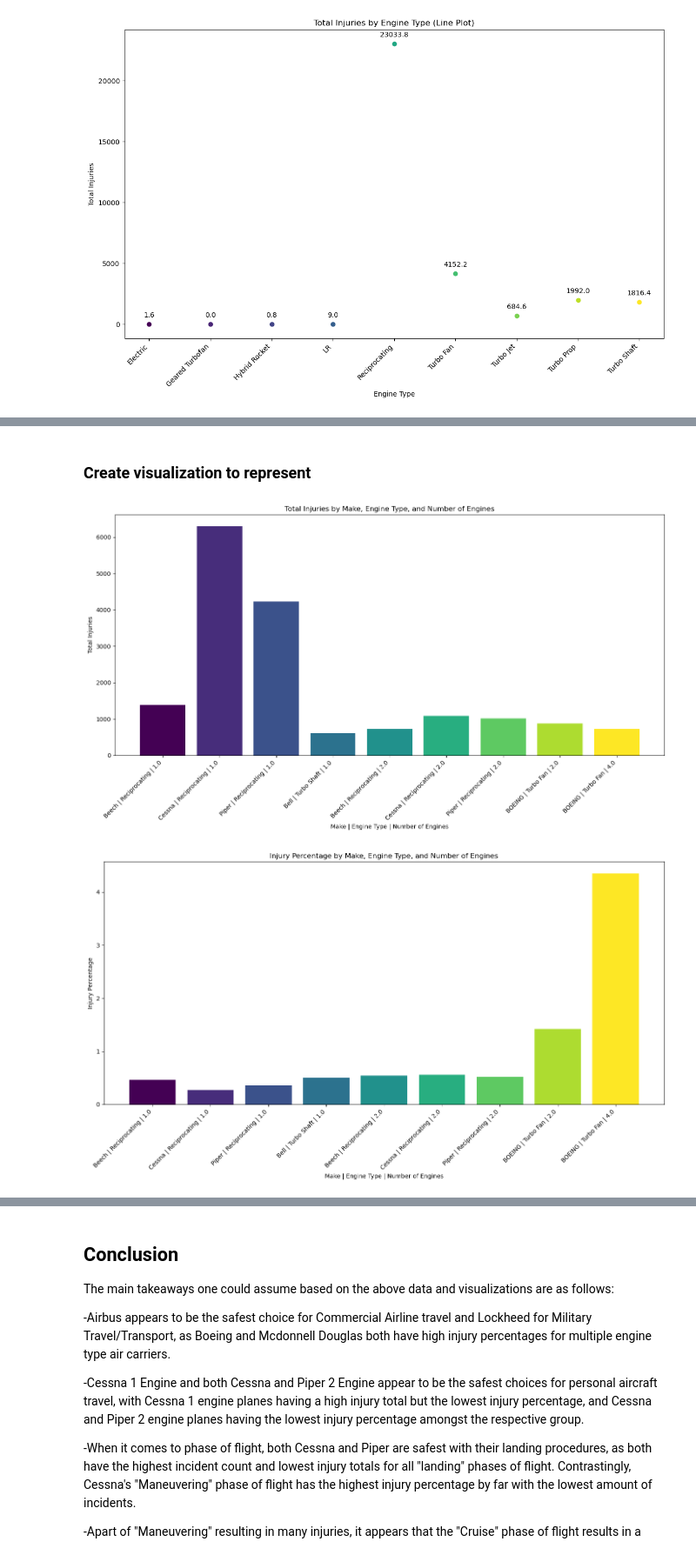
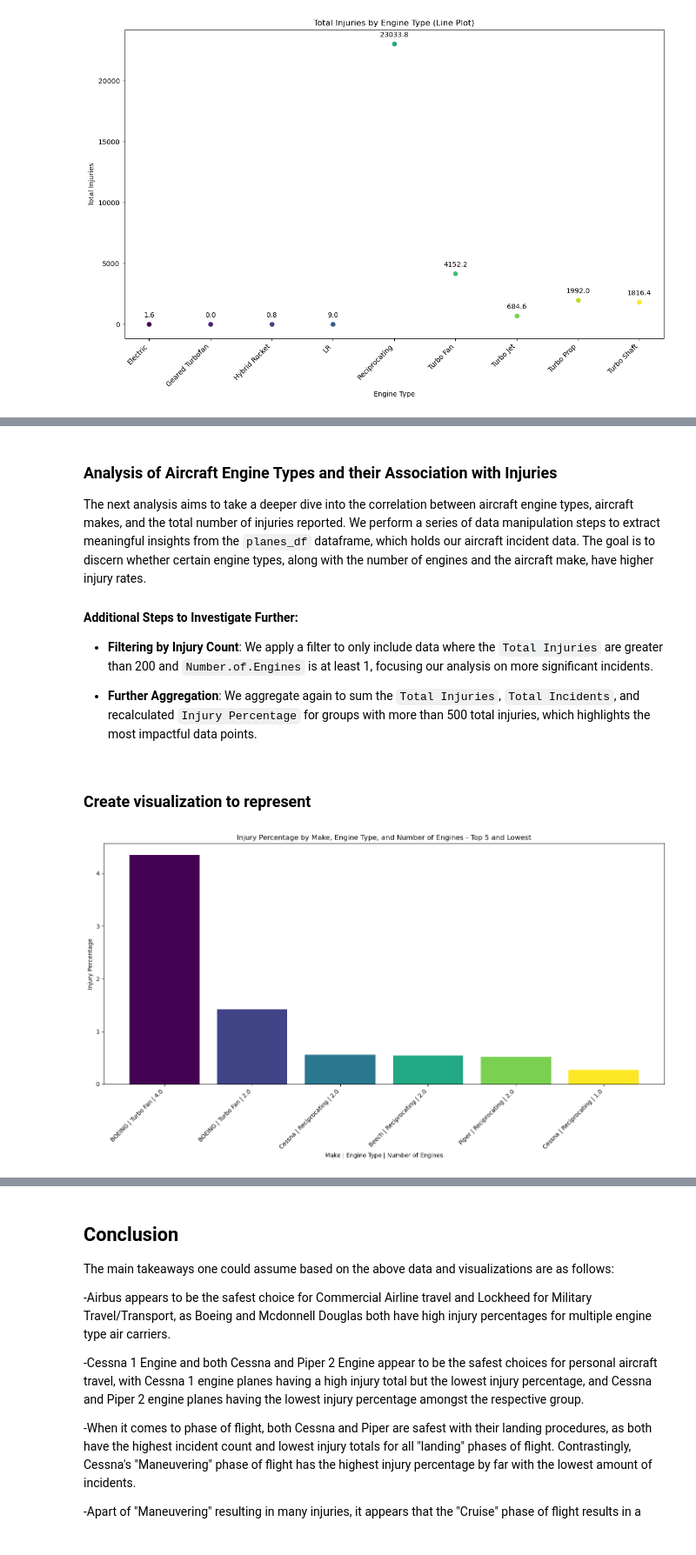
Before and after one commit to nealiyer88/Aviation-Data, a Jupyter notebook: student.ipynb, the cells around one changed output, grey strips where cells are left out. Shown at 87% size. Saved outputs shown, nothing was run; the diff lists cells and outputs as text; code cells hidden in the pictures.

```diff
--- a/student.ipynb
+++ b/student.ipynb
@@ -452,3 +449,14 @@ plt.show()
+# %% [markdown]
+### Analysis of Aircraft Engine Types and their Association with Injuries
+
+The next analysis aims to take a deeper dive into the correlation between aircraft engine types, aircraft makes, and the total number of injuries reported. We perform a series of data manipulation steps to extract meaningful insights from the `planes_df` dataframe, which holds our aircraft incident data. The goal is to discern whether certain engine types, along with the number of engines and the aircraft make, have higher injury rates.
+
+#### Additional Steps to Investigate Further:
+
+
+- **Filtering by Injury Count**: We apply a filter to only include data where the `Total Injuries` are greater than 200 and `Number.of.Engines` is at least 1, focusing our analysis on more significant incidents.
+
+- **Further Aggregation**: We aggregate again to sum the `Total Injuries`, `Total Incidents`, and recalculated `Injury Percentage` for groups with more than 500 total injuries, which highlights the most impactful data points.
 # %%
  #Group by specified columns and aggregate Total Injuries
 engine_t_outcome = planes_df.groupby(['Number.of.Engines', 'Engine.Type', 'Make'])['Total Injuries'].agg(['sum', 'count']).reset_index()
@@ -467,42 +475,34 @@ engine_t_filter_outcome = engine_t_filter_outcome[engine_t_filter_outcome['Total
 engine_t_filter_outcome['Injury Percentage'] = engine_t_filter_outcome['Total Injuries'] / engine_t_filter_outcome['Total Incidents']
 # %% [markdown]
 ### Create visualization to represent
-# %%
-
-# Creating a new column for the X-axis labels
-engine_t_filter_outcome['Label'] = engine_t_filter_outcome['Make'] + ' | ' + engine_t_filter_outcome['Engine.Type'] + ' | ' + engine_t_filter_outcome['Number.of.Engines'].astype(str)
-
-# Use a colormap to generate a list of colors based on the number of unique labels
-colors = plt.cm.viridis(np.linspace(0, 1, len(engine_t_filter_outcome['Label'])))
-
-# Plotting
-plt.figure(figsize=(14, 8))  # Adjust the size as needed
-plt.bar(engine_t_filter_outcome['Label'], engine_t_filter_outcome['Total Injuries'], color=colors)  # Pass the list of colors here
-plt.xlabel('Make | Engine Type | Number of Engines')
-plt.ylabel('Total Injuries')
-plt.xticks(rotation=45, ha="right")  # Rotate labels to avoid overlap
-plt.title('Total Injuries by Make, Engine Type, and Number of Engines')
-plt.tight_layout()  # Adjust layout to make room for the rotated x-axis labels
-
-plt.show()
-
-# Creating a new column for the X-axis labels
-engine_t_filter_outcome['Label'] = engine_t_filter_outcome['Make'] + ' | ' + engine_t_filter_outcome['Engine.Type'] + ' | ' + engine_t_filter_outcome['Number.of.Engines'].astype(str)
-
-# Use a colormap to generate a list of colors based on the number of unique labels
-colors = plt.cm.viridis(np.linspace(0, 1, len(engine_t_filter_outcome['Label'])))
-
-# Plotting
-plt.figure(figsize=(14, 8))  # Adjust the size as needed
-plt.bar(engine_t_filter_outcome['Label'], engine_t_filter_outcome['Injury Percentage'], color=colors)  # Pass the list of colors here
-plt.xlabel('Make | Engine Type | Number of Engines')
-plt.ylabel('Injury Percentage')
-plt.xticks(rotation=45, ha="right")  # Rotate labels to avoid overlap
-plt.title('Injury Percentage by Make, Engine Type, and Number of Engines')
-plt.tight_layout()  # Adjust layout to make room for the rotated x-axis labels
-
-plt.show()
-# %% [output]
-[figure, removed]
-[figure, removed]
+# %%
+
+
+# Sort by 'Injury Percentage' in descending order and select the top 5
+top_engine_t_filter_outcome = engine_t_filter_outcome.sort_values('Injury Percentage', ascending=False).head(5)
+
+# Find the lowest 'Injury Percentage' not in the top 5
+lowest_injury_percentage = engine_t_filter_outcome.loc[~engine_t_filter_outcome.index.isin(top_engine_t_filter_outcome.index)].nsmallest(1, 'Injury Percentage')
+
+# Combine the top 5 with the lowest injury percentage entry
+final_dataframe = pd.concat([top_engine_t_filter_outcome, lowest_injury_percentage])
+
+# Update the 'Label' column in case it's not up-to-date
+final_dataframe['Label'] = final_dataframe['Make'] + ' | ' + final_dataframe['Engine.Type'] + ' | ' + final_dataframe['Number.of.Engines'].astype(str)
+
+# Generate colors
+colors = plt.cm.viridis(np.linspace(0, 1, len(final_dataframe['Label'])))
+
+# Plotting
+plt.figure(figsize=(14, 8))
+plt.bar(final_dataframe['Label'], final_dataframe['Injury Percentage'], color=colors)
+plt.xlabel('Make | Engine Type | Number of Engines')
+plt.ylabel('Injury Percentage')
+plt.xticks(rotation=45, ha="right")
+plt.title('Injury Percentage by Make, Engine Type, and Number of Engines - Top 5 and Lowest')
+plt.tight_layout()
+
+plt.show()
+# %% [output]
+[figure, added]
 # %% [markdown]
```
Also changed, not shown: parts of 13 cells of this notebook.
